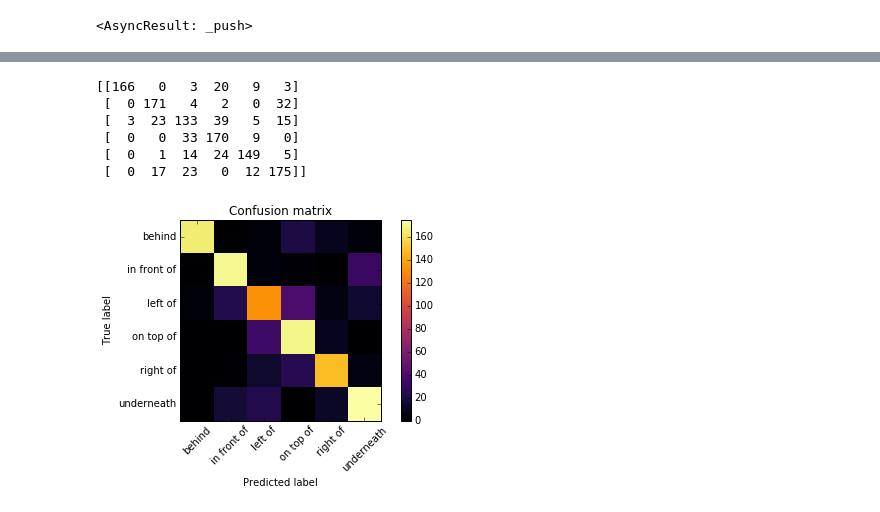
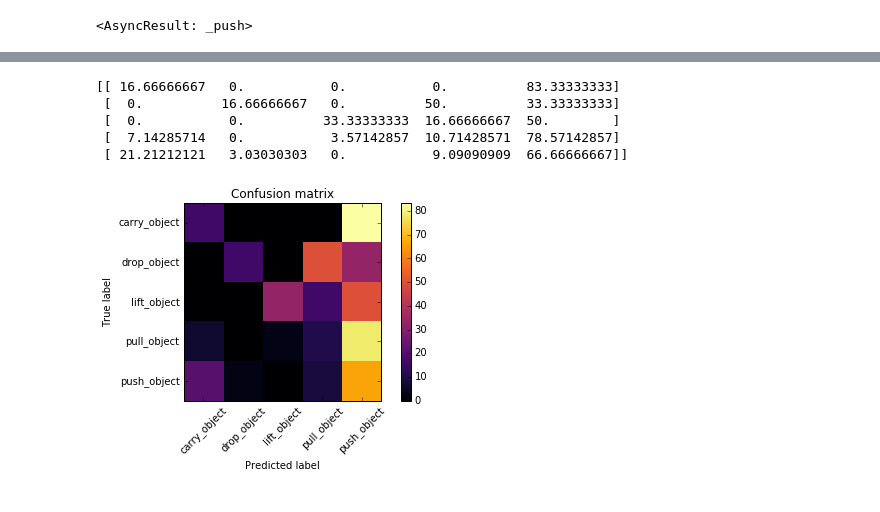
Before and after one commit to robotology-legacy/wysiwyd, a Jupyter notebook: main/src/modules/samRelated/SAM/Utils/relativePosition-Copy2.ipynb, the cells around one changed output, grey strips where cells are left out. Saved outputs shown, nothing was run; the diff lists cells and outputs as text; code cells hidden in the pictures.

Commit message:
Updated ipythoin notebook with SAM model achieving 60% accuracy overall on push/pull and lift/drop

```diff
--- a/main/src/modules/samRelated/SAM/Utils/relativePosition-Copy2.ipynb
+++ b/main/src/modules/samRelated/SAM/Utils/relativePosition-Copy2.ipynb
@@ -617,0 +834,4 @@ handLeft-car
+# %%
+for i in range(len(humanStaticLabels)):
+    print str(i).ljust(2) + ': ' + str(humanStaticLabels[i])
+#
@@ -639,12 +898,12 @@ k = 0
 ratio = 70
 numItems = 300
 
-for k in range(len(humanStaticLabels)):
+for k in range(len(actionsAllowedList)):
     this_label = [i for i in range(allPoseL.shape[0]) if allPoseL[i] == k]
     this_Y = allPoseY[this_label]
     this_L = allPoseL[this_label]
     if(len(this_L)< numItems-1):
-        Idx =range(len(this_L))
+        Idx = range(len(this_L))
     else:
         Idx = [ i for i in sorted(random.sample(xrange(len(this_L)),numItems)) ]
 
@@ -652,8 +911,11 @@ for k in range(len(humanStaticLabels)):
         staticPoseY = np.asarray([this_Y[i] for i in Idx])
         staticPoseL = np.asarray([this_L[i] for i in Idx])
     else:
+        print staticPoseY.shape
+        print np.asarray([this_Y[i] for i in Idx]).shape
         staticPoseY = np.vstack((staticPoseY, np.asarray([this_Y[i] for i in Idx])))
         staticPoseL = np.vstack((staticPoseL, np.asarray([this_L[i] for i in Idx])))
+        print
 
 print len(this_label)
 print len(this_Y)
@@ -674,20 +948,20 @@ print staticPoseL.shape
 # %%
 staticPoseModel = staticPose.staticPose()
-staticPoseModel.readData(0,0,staticPoseY,staticPoseL, humanStaticLabels)
+staticPoseModel.readData(0,0,staticPoseY,staticPoseL, actionsAllowedList)
 
 staticPoseModel.Quser = 2
 Ntr = int(len(staticPoseModel.L)*ratio/100)
 model_type = 'mrd'
 model_num_inducing = 10
-model_num_iterations = 600 #100
-model_init_iterations = 600 #300
+model_num_iterations = 800 #100
+model_init_iterations = 800 #300
 save_model=True
 economy_save = True
 visualise_output=True
-experiment_number = 2
-fname = '/home/daniel/SAM_Data_Models/Models/staticPose_exp' + str(experiment_number)
+experiment_number = 3
+fname = '/home/daniel/SAM_Data_Models/Models/objectActions_exp' + str(experiment_number)
 
 [Yall,Lall,YtestAll,LtestAll] = staticPoseModel.prepareData (model_type, Ntr,randSeed=experiment_number)
 # %%
-staticPoseModel.training(model_num_inducing, model_num_iterations, model_init_iterations, fname, save_model, economy_save, keepIfPresent=True)
+staticPoseModel.training(model_num_inducing, model_num_iterations, model_init_iterations, fname, save_model, economy_save, keepIfPresent=False)
 # %% [output]
@@ -823,19 +1095,26 @@ Actual  right of     Model:  right of     with 0.0237 confidence: True
 # %%
 confMatLabels = copy.deepcopy(staticPoseModel.textLabels)
 confMatLabels.sort()
 
 from sklearn.metrics import confusion_matrix
 h = confusion_matrix(Lsample, ss)
-print h
-plot_confusion_matrix(h, confMatLabels)
+total = h.astype(np.float).sum(axis=1)
+normConf = copy.deepcopy(h)
+normConf = normConf.astype(np.float)
+
+for l in range(h.shape[0]):
+    normConf[l,:] = normConf[l,:].astype(np.float)*100/total[l].astype(np.float)
+
+print normConf
+
+plot_confusion_matrix(normConf, confMatLabels)
 # %% [output]
-[[166   0   3  20   9   3]
- [  0 171   4   2   0  32]
- [  3  23 133  39   5  15]
- [  0   0  33 170   9   0]
- [  0   1  14  24 149   5]
- [  0  17  23   0  12 175]]
+[[ 16.66666667   0.           0.           0.          83.33333333]
+ [  0.          16.66666667   0.          50.          33.33333333]
+ [  0.           0.          33.33333333  16.66666667  50.        ]
+ [  7.14285714   0.           3.57142857  10.71428571  78.57142857]
+ [ 21.21212121   3.03030303   0.           9.09090909  66.66666667]]
-[figure, old version]
+[figure, new version]
 # %%
 
 percCorect = 100*np.diag(h.astype(np.float)).sum()/numItems
```
Also changed, not shown: parts of 25 cells of this notebook, 1 other file.
